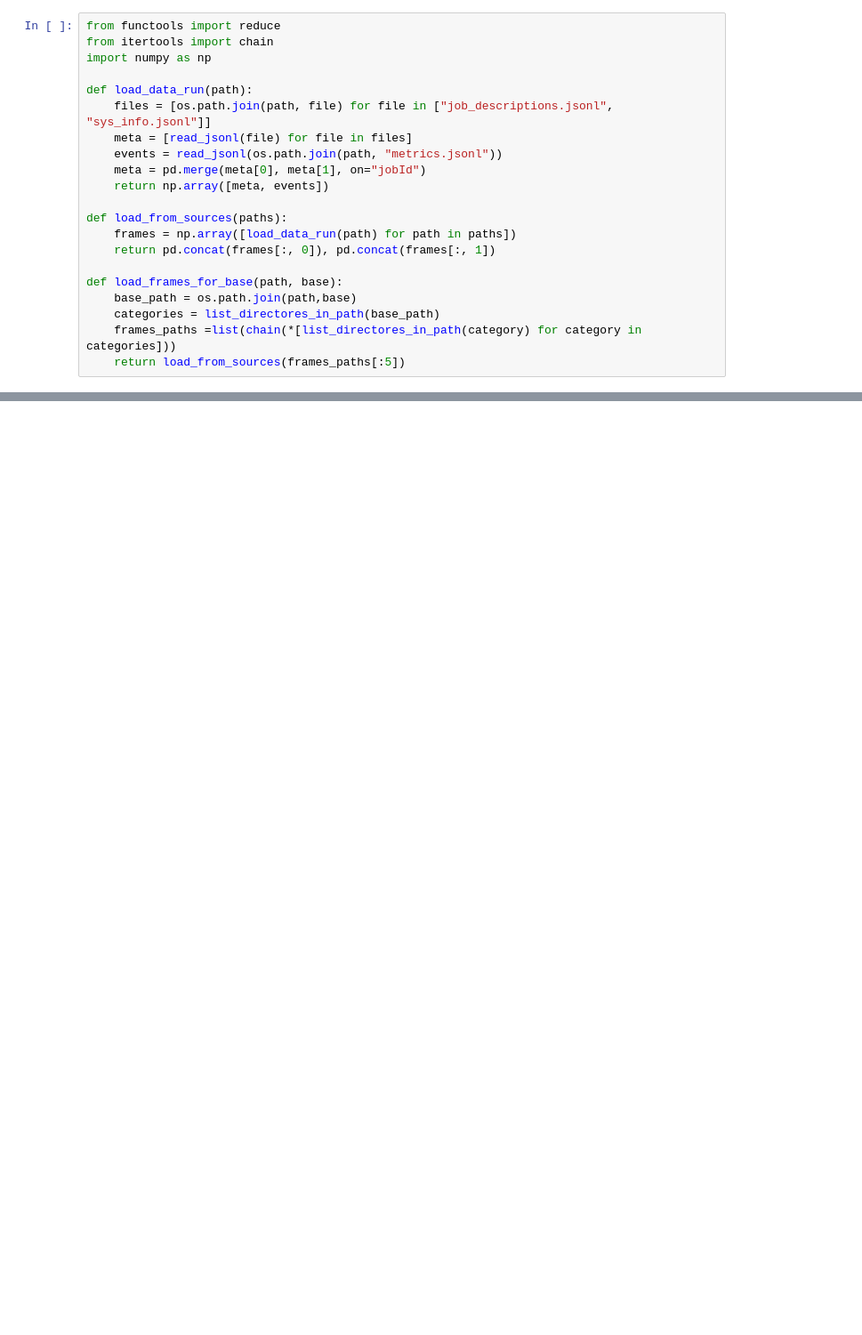
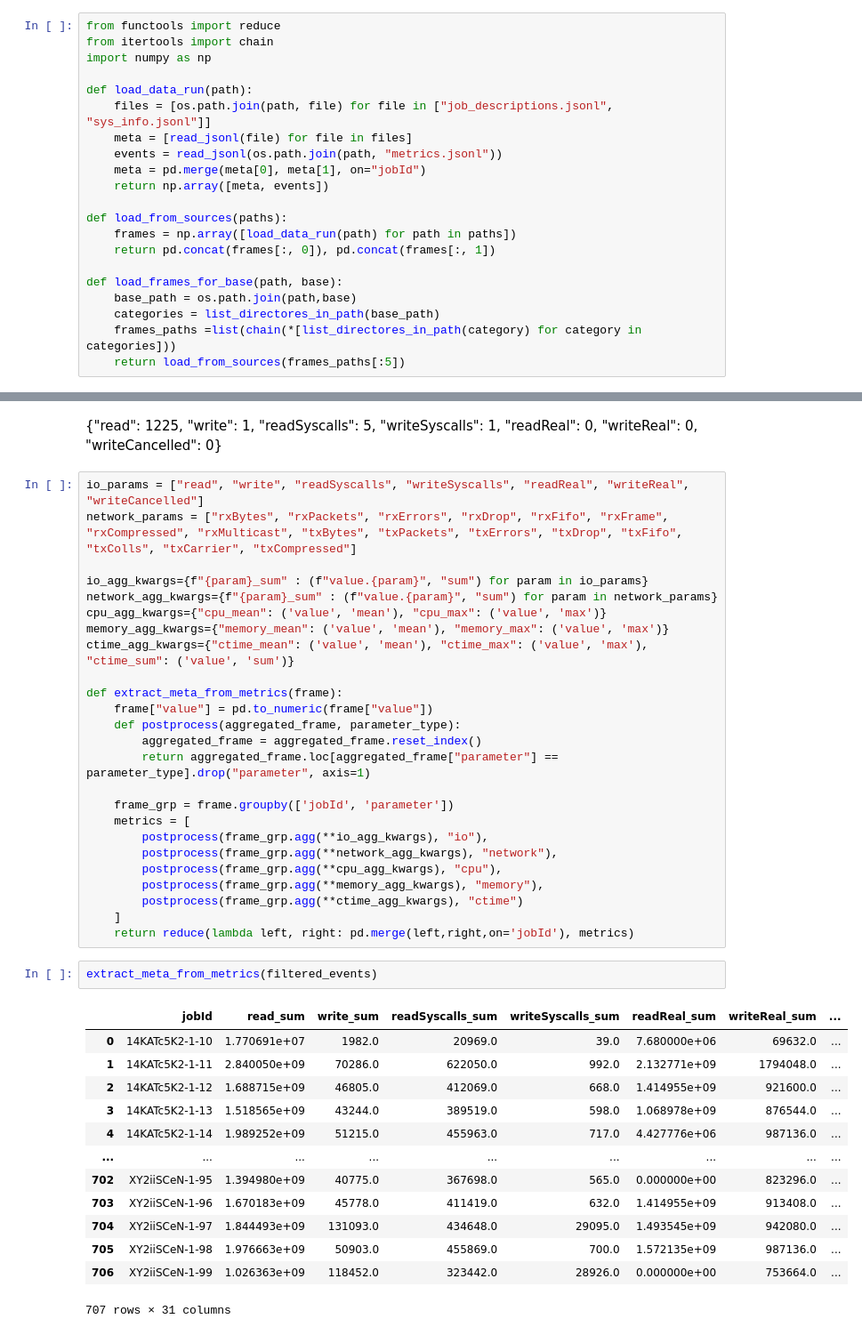
Before and after one commit to mikegpl/job-adiah, a Jupyter notebook: jobadiah-poc.ipynb, the cells around one changed output, grey strips where cells are left out. Shown at 89% size. Drawn from its saved outputs; the diff is of its cells as text; blank space fills up the shorter version.

```diff
--- a/jobadiah-poc.ipynb
+++ b/jobadiah-poc.ipynb
@@ -57,0 +91,43 @@ df[0]
+# %% [markdown]
+{"read": 1225, "write": 1, "readSyscalls": 5, "writeSyscalls": 1, "readReal": 0, "writeReal": 0, "writeCancelled": 0}
+# %%
+io_params = ["read", "write", "readSyscalls", "writeSyscalls", "readReal", "writeReal", "writeCancelled"]
+network_params = ["rxBytes", "rxPackets", "rxErrors", "rxDrop", "rxFifo", "rxFrame", "rxCompressed", "rxMulticast", "txBytes", "txPackets", "txErrors", "txDrop", "txFifo", "txColls", "txCarrier", "txCompressed"]
+
+io_agg_kwargs={f"{param}_sum" : (f"value.{param}", "sum") for param in io_params}
+network_agg_kwargs={f"{param}_sum" : (f"value.{param}", "sum") for param in network_params}
+cpu_agg_kwargs={"cpu_mean": ('value', 'mean'), "cpu_max": ('value', 'max')}
+memory_agg_kwargs={"memory_mean": ('value', 'mean'), "memory_max": ('value', 'max')}
+ctime_agg_kwargs={"ctime_mean": ('value', 'mean'), "ctime_max": ('value', 'max'), "ctime_sum": ('value', 'sum')}
+
+def extract_meta_from_metrics(frame):
+    frame["value"] = pd.to_numeric(frame["value"])
+    def postprocess(aggregated_frame, parameter_type):
+        aggregated_frame = aggregated_frame.reset_index()
+        return aggregated_frame.loc[aggregated_frame["parameter"] == parameter_type].drop("parameter", axis=1)
+
+    frame_grp = frame.groupby(['jobId', 'parameter'])
+    metrics = [
+        postprocess(frame_grp.agg(**io_agg_kwargs), "io"),
+        postprocess(frame_grp.agg(**network_agg_kwargs), "network"),
+        postprocess(frame_grp.agg(**cpu_agg_kwargs), "cpu"),
+        postprocess(frame_grp.agg(**memory_agg_kwargs), "memory"),
+        postprocess(frame_grp.agg(**ctime_agg_kwargs), "ctime")
+    ]
+    return reduce(lambda left, right: pd.merge(left,right,on='jobId'), metrics)
+# %%
+extract_meta_from_metrics(filtered_events)
+# %% [output]
+|  | jobId | read_sum | write_sum | readSyscalls_sum | writeSyscalls_sum | readReal_sum | writeReal_sum | ... |
+| 0 | 14KATc5K2-1-10 | 1.770691e+07 | 1982.0 | 20969.0 | 39.0 | 7.680000e+06 | 69632.0 | ... |
+| 1 | 14KATc5K2-1-11 | 2.840050e+09 | 70286.0 | 622050.0 | 992.0 | 2.132771e+09 | 1794048.0 | ... |
+| 2 | 14KATc5K2-1-12 | 1.688715e+09 | 46805.0 | 412069.0 | 668.0 | 1.414955e+09 | 921600.0 | ... |
+| 3 | 14KATc5K2-1-13 | 1.518565e+09 | 43244.0 | 389519.0 | 598.0 | 1.068978e+09 | 876544.0 | ... |
+| 4 | 14KATc5K2-1-14 | 1.989252e+09 | 51215.0 | 455963.0 | 717.0 | 4.427776e+06 | 987136.0 | ... |
+| ... | ... | ... | ... | ... | ... | ... | ... | ... |
+| 702 | XY2iiSCeN-1-95 | 1.394980e+09 | 40775.0 | 367698.0 | 565.0 | 0.000000e+00 | 823296.0 | ... |
+| 703 | XY2iiSCeN-1-96 | 1.670183e+09 | 45778.0 | 411419.0 | 632.0 | 1.414955e+09 | 913408.0 | ... |
+| 704 | XY2iiSCeN-1-97 | 1.844493e+09 | 131093.0 | 434648.0 | 29095.0 | 1.493545e+09 | 942080.0 | ... |
+| 705 | XY2iiSCeN-1-98 | 1.976663e+09 | 50903.0 | 455869.0 | 700.0 | 1.572135e+09 | 987136.0 | ... |
+| 706 | XY2iiSCeN-1-99 | 1.026363e+09 | 118452.0 | 323442.0 | 28926.0 | 0.000000e+00 | 753664.0 | ... |
+707 rows × 31 columns
```
Also changed, not shown: parts of 14 cells of this notebook.
